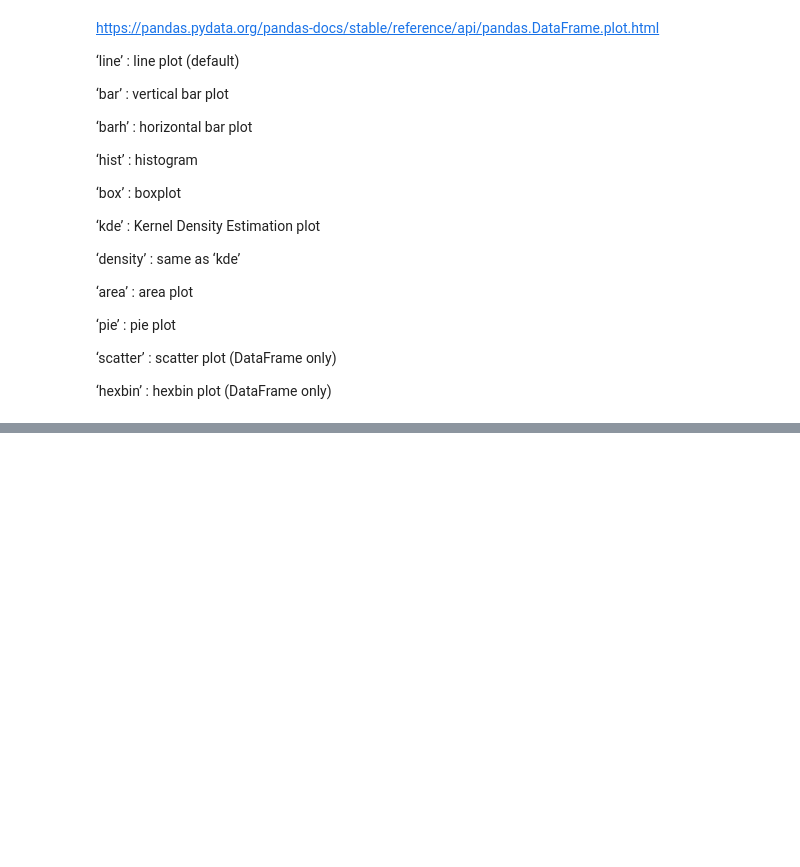
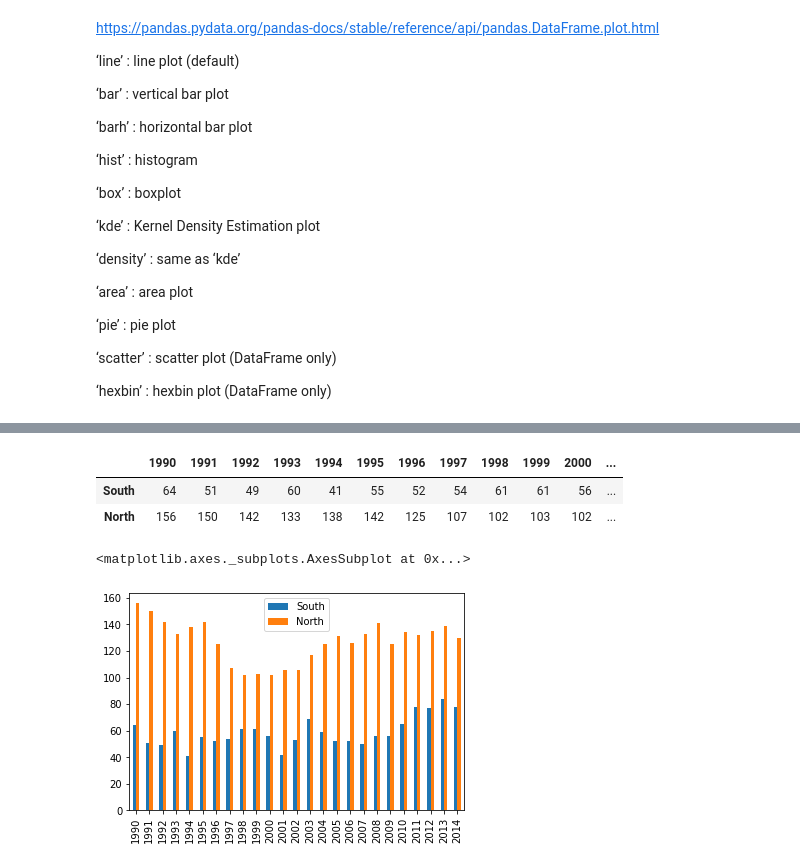
Before and after one commit to webdessin/test_visualization, a Jupyter notebook: ElectricalEnergy_pandas_visualization.ipynb, the cells around one changed output, grey strips where cells are left out. Drawn from its saved outputs; the diff is of its cells as text; code cells hidden in the pictures; blank space fills up the shorter version.

```diff
--- a/ElectricalEnergy_pandas_visualization.ipynb
+++ b/ElectricalEnergy_pandas_visualization.ipynb
@@ -117,0 +160,13 @@ https://pandas.pydata.org/pandas-docs/stable/reference/api/pandas.DataFrame.plot
+# %%
+df_wp.index = ['South','North']
+df_wp
+# %% [output]
+|  | 1990 | 1991 | 1992 | 1993 | 1994 | 1995 | 1996 | 1997 | 1998 | 1999 | 2000 | ... |
+| South | 64 | 51 | 49 | 60 | 41 | 55 | 52 | 54 | 61 | 61 | 56 | ... |
+| North | 156 | 150 | 142 | 133 | 138 | 142 | 125 | 107 | 102 | 103 | 102 | ... |
+# %%
+df_wp_tran = df_wp.transpose()
+df_wp_tran.plot(kind='bar')
+# %% [output]
+<matplotlib.axes._subplots.AxesSubplot at 0x...>
+[figure, added]
```
Also changed, not shown: parts of 6 cells of this notebook.
